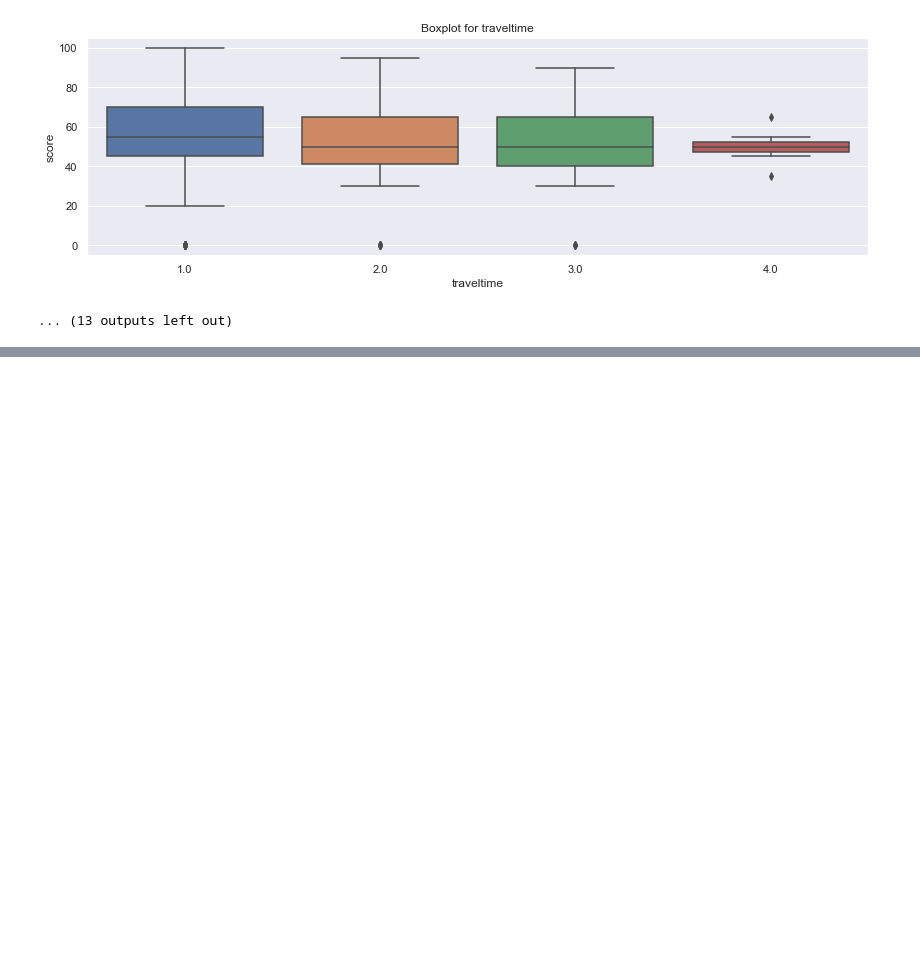
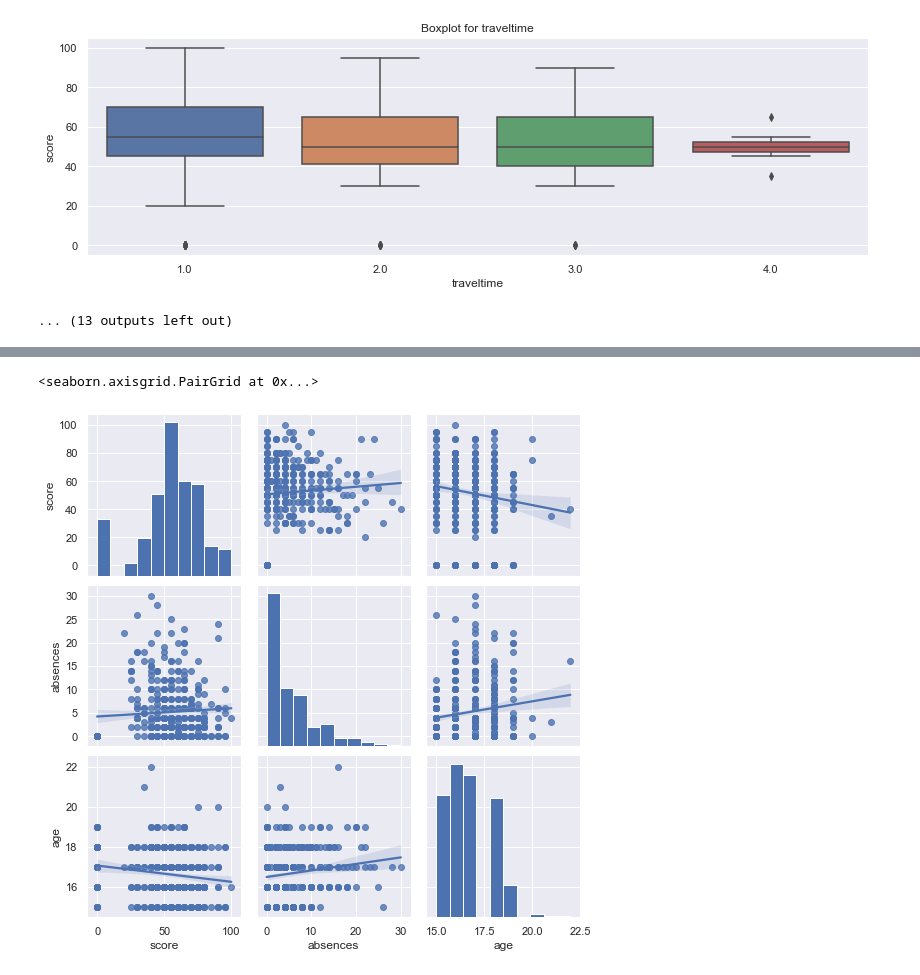
Before and after one commit to Ro-Ksu/skillfactory_rds, a Jupyter notebook: module_2/Module_2.ipynb, the cells around one changed output, grey strips where cells are left out. Saved outputs shown, nothing was run; the diff lists cells and outputs as text; code cells hidden in the pictures; blank space fills up the shorter version.

```diff
--- a/module_2/Module_2.ipynb
+++ b/module_2/Module_2.ipynb
@@ -1187,0 +1267,6 @@ KeyError: False
+# %%
+students_no_nan_5 = students.copy()
+students_no_nan_5.drop(['pstatus', 'paid', 'famsup', 'fjob', 'internet', 'romantic',
+                        'guardian', 'traveltime', 'famrel', 'fedu', 'famsize',
+                        'failures', 'higher' ], inplace = True, axis = 1)
+students_no_nan_5.info()
@@ -1187,0 +1291,5 @@ KeyError: False
+# %%
+sns.pairplot(students_no_nan_5, kind = 'reg', vars = ['score', 'absences', 'age'])
+# %% [output]
+<seaborn.axisgrid.PairGrid at 0x...>
+[figure, added]
```
Also changed, not shown: parts of 28 cells of this notebook, 2 other files.
